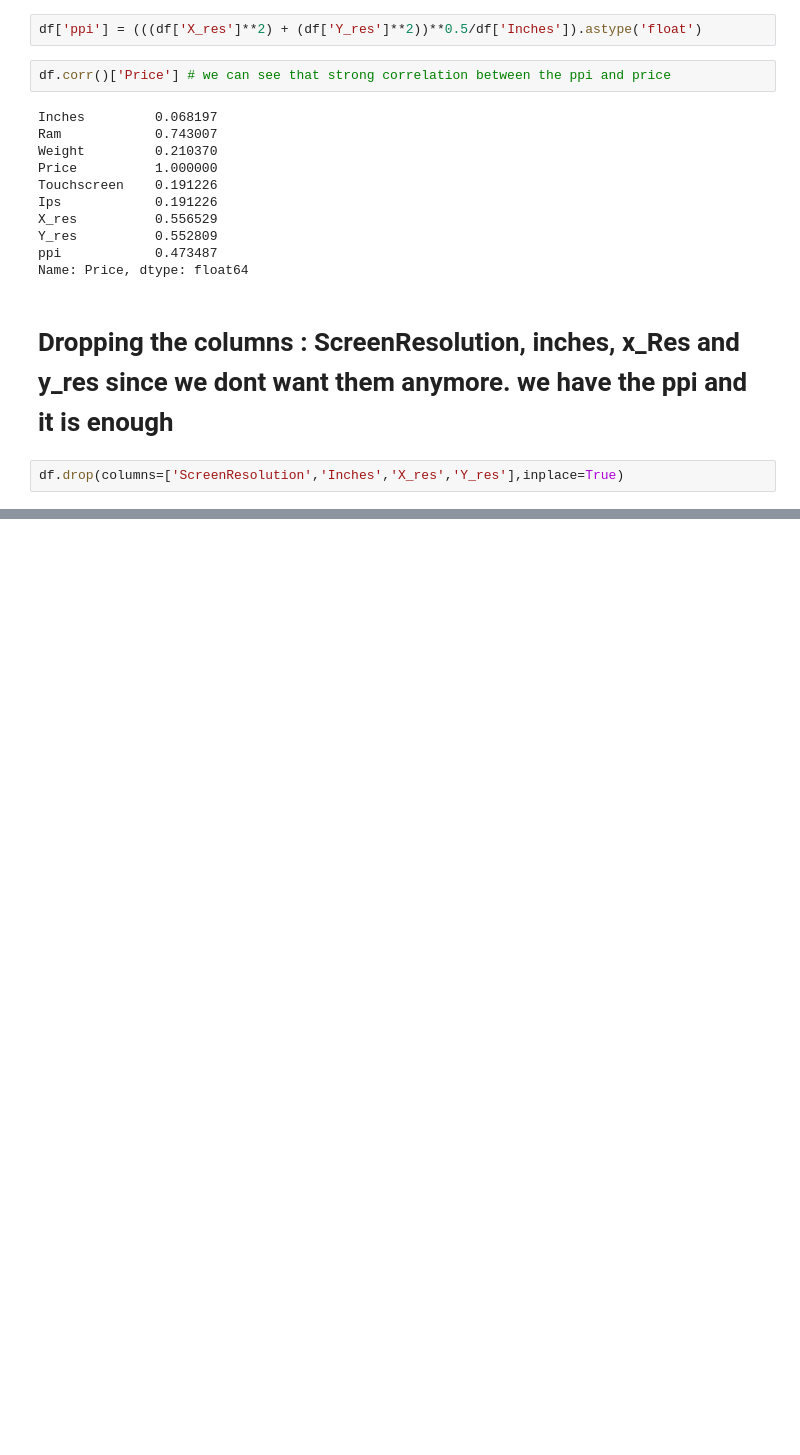
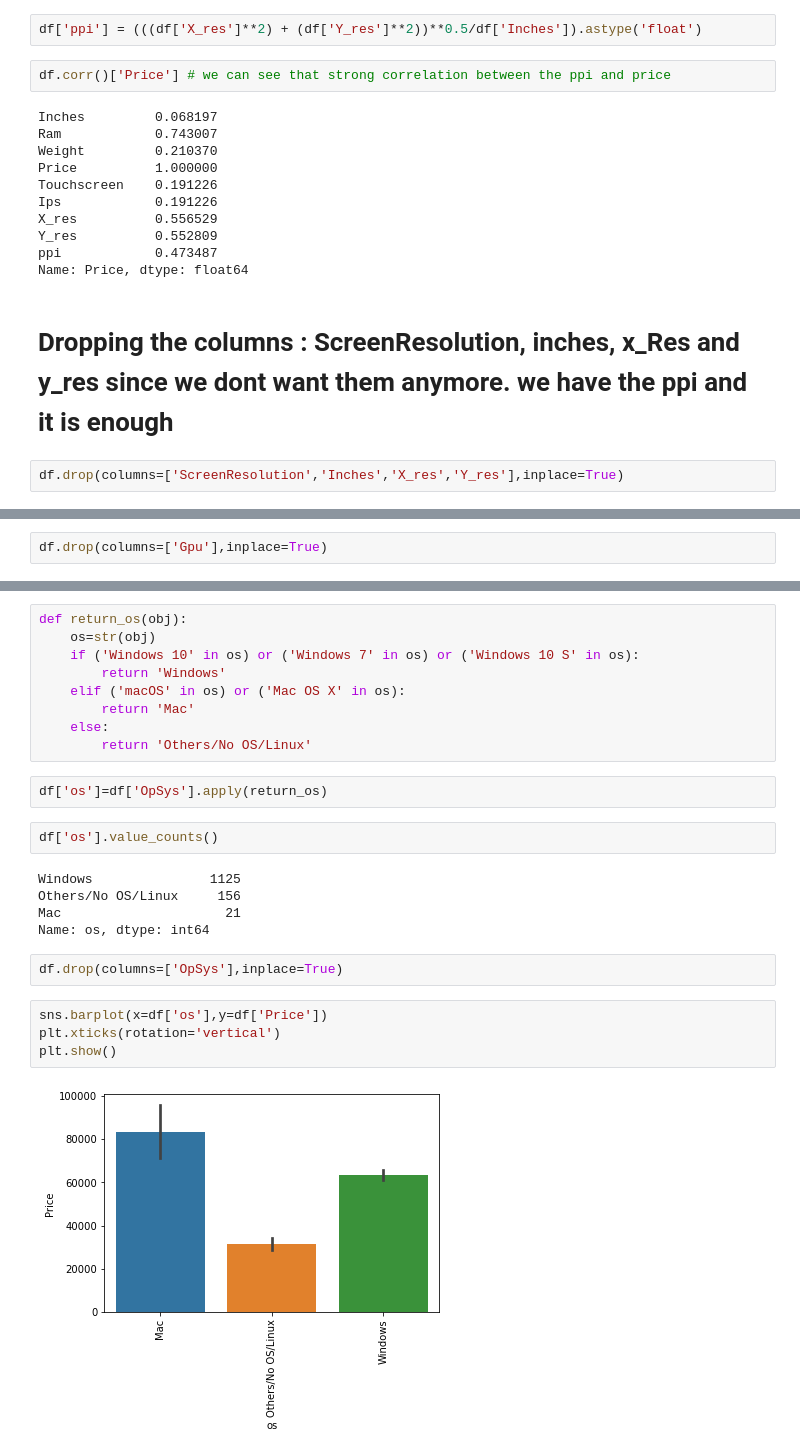
Before and after one commit to Newtanmukh/Python-projects, a Jupyter notebook: Laptop price predictor/Laptop Price Predictor.ipynb, the cells around one changed output, grey strips where cells are left out. Drawn from its saved outputs; the diff is of its cells as text; blank space fills up the shorter version.

```diff
--- a/Laptop price predictor/Laptop Price Predictor.ipynb
+++ b/Laptop price predictor/Laptop Price Predictor.ipynb
@@ -476,0 +658,2 @@ plt.show()
+# %%
+df.drop(columns=['Gpu'],inplace=True)
@@ -476,0 +675,26 @@ plt.show()
+# %%
+def return_os(obj):
+    os=str(obj)
+    if ('Windows 10' in os) or ('Windows 7' in os) or ('Windows 10 S' in os):
+        return 'Windows'
+    elif ('macOS' in os) or ('Mac OS X' in os):
+        return 'Mac'
+    else:
+        return 'Others/No OS/Linux'
+# %%
+df['os']=df['OpSys'].apply(return_os)
+# %%
+df['os'].value_counts()
+# %% [output]
+Windows               1125
+Others/No OS/Linux     156
+Mac                     21
+Name: os, dtype: int64
+# %%
+df.drop(columns=['OpSys'],inplace=True)
+# %%
+sns.barplot(x=df['os'],y=df['Price'])
+plt.xticks(rotation='vertical')
+plt.show()
+# %% [output]
+[figure, added]
```
Also changed, not shown: parts of 67 cells of this notebook.
